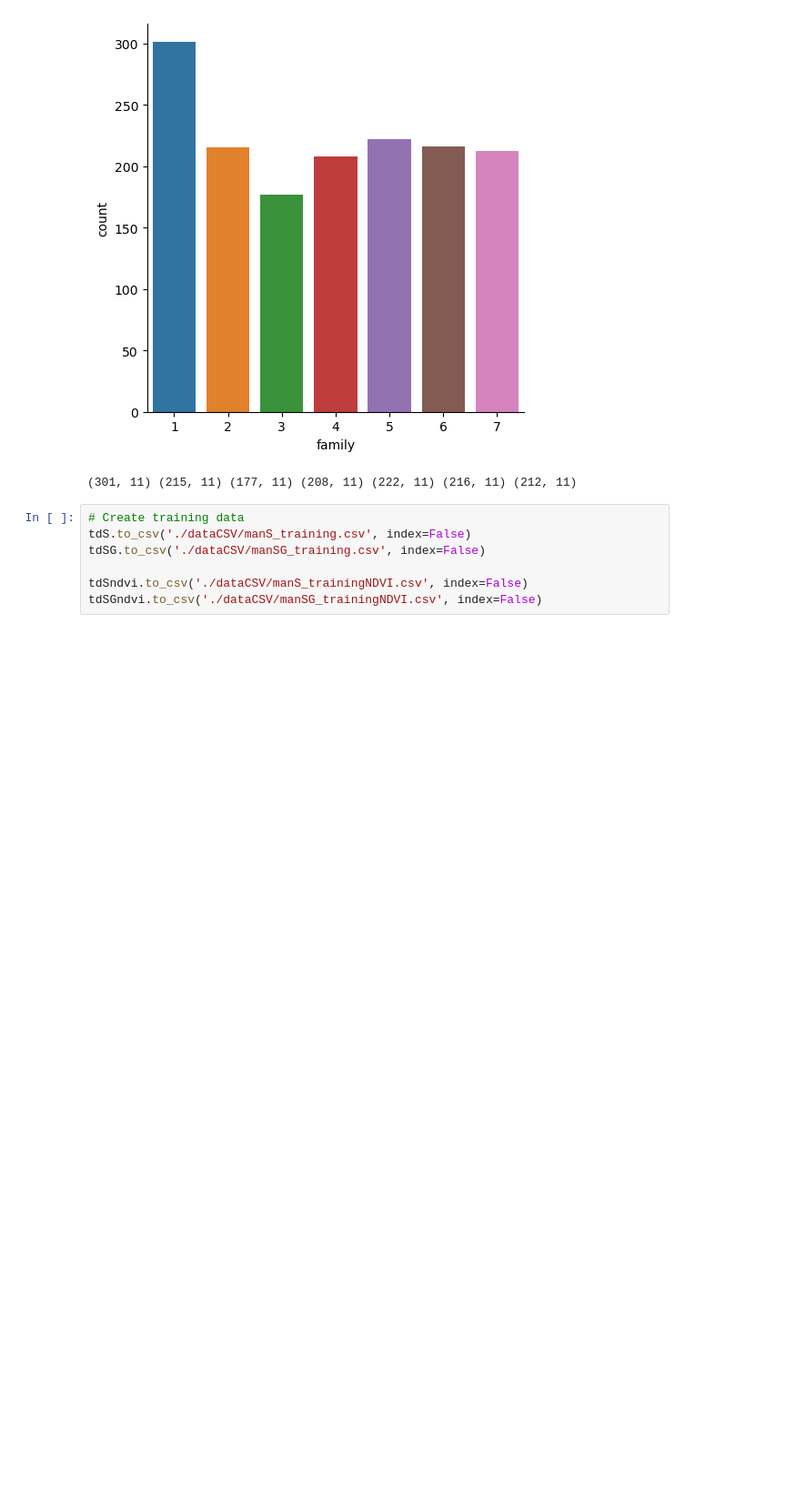
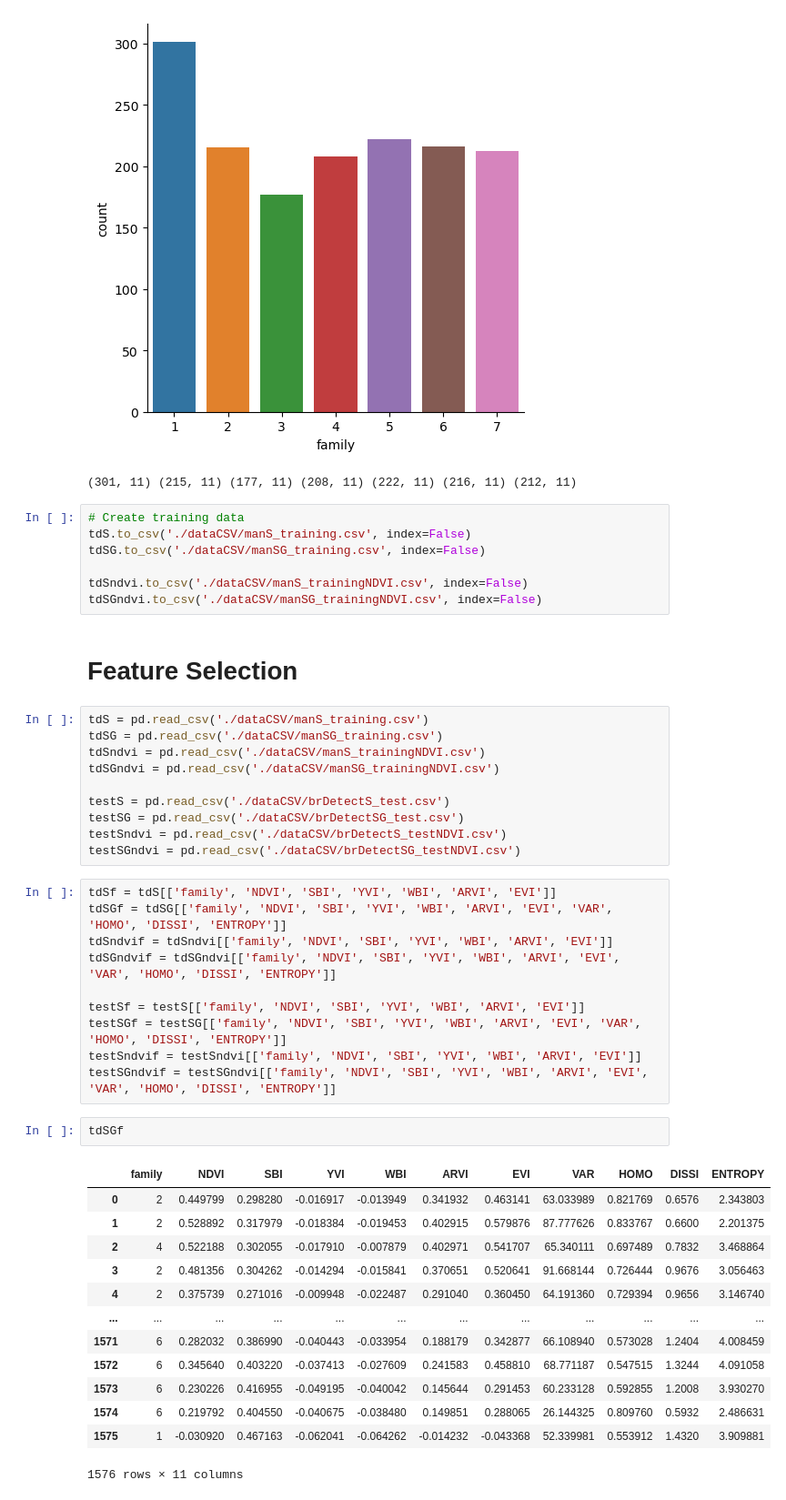
Before and after one commit to haenol/sprout, a Jupyter notebook: data_sampling_byTreeDetection.ipynb, the cells around one changed output. Shown: that part at 91% size. Drawn from its saved outputs; the diff is of its cells as text; blank space fills up the shorter version.

Commit message:
Building training data - data_Sampling+feature selection-ver1.1 Randomforest model -ver0.1

```diff
--- a/data_sampling_byTreeDetection.ipynb
+++ b/data_sampling_byTreeDetection.ipynb
@@ -543,3 +543,41 @@ tdSG.to_csv('./dataCSV/manSG_training.csv', index=False)
 
 tdSndvi.to_csv('./dataCSV/manS_trainingNDVI.csv', index=False)
 tdSGndvi.to_csv('./dataCSV/manSG_trainingNDVI.csv', index=False)
+# %% [markdown]
+# Feature Selection
+# %%
+tdS = pd.read_csv('./dataCSV/manS_training.csv')
+tdSG = pd.read_csv('./dataCSV/manSG_training.csv')
+tdSndvi = pd.read_csv('./dataCSV/manS_trainingNDVI.csv')
+tdSGndvi = pd.read_csv('./dataCSV/manSG_trainingNDVI.csv')
+
+testS = pd.read_csv('./dataCSV/brDetectS_test.csv')
+testSG = pd.read_csv('./dataCSV/brDetectSG_test.csv')
+testSndvi = pd.read_csv('./dataCSV/brDetectS_testNDVI.csv')
+testSGndvi = pd.read_csv('./dataCSV/brDetectSG_testNDVI.csv')
+# %%
+tdSf = tdS[['family', 'NDVI', 'SBI', 'YVI', 'WBI', 'ARVI', 'EVI']]
+tdSGf = tdSG[['family', 'NDVI', 'SBI', 'YVI', 'WBI', 'ARVI', 'EVI', 'VAR', 'HOMO', 'DISSI', 'ENTROPY']]
+tdSndvif = tdSndvi[['family', 'NDVI', 'SBI', 'YVI', 'WBI', 'ARVI', 'EVI']]
+tdSGndvif = tdSGndvi[['family', 'NDVI', 'SBI', 'YVI', 'WBI', 'ARVI', 'EVI', 'VAR', 'HOMO', 'DISSI', 'ENTROPY']]
+
+testSf = testS[['family', 'NDVI', 'SBI', 'YVI', 'WBI', 'ARVI', 'EVI']]
+testSGf = testSG[['family', 'NDVI', 'SBI', 'YVI', 'WBI', 'ARVI', 'EVI', 'VAR', 'HOMO', 'DISSI', 'ENTROPY']]
+testSndvif = testSndvi[['family', 'NDVI', 'SBI', 'YVI', 'WBI', 'ARVI', 'EVI']]
+testSGndvif = testSGndvi[['family', 'NDVI', 'SBI', 'YVI', 'WBI', 'ARVI', 'EVI', 'VAR', 'HOMO', 'DISSI', 'ENTROPY']]
+# %%
+tdSGf
+# %% [output]
+|  | family | NDVI | SBI | YVI | WBI | ARVI | EVI | VAR | HOMO | DISSI | ENTROPY |
+| 0 | 2 | 0.449799 | 0.298280 | -0.016917 | -0.013949 | 0.341932 | 0.463141 | 63.033989 | 0.821769 | 0.6576 | 2.343803 |
+| 1 | 2 | 0.528892 | 0.317979 | -0.018384 | -0.019453 | 0.402915 | 0.579876 | 87.777626 | 0.833767 | 0.6600 | 2.201375 |
+| 2 | 4 | 0.522188 | 0.302055 | -0.017910 | -0.007879 | 0.402971 | 0.541707 | 65.340111 | 0.697489 | 0.7832 | 3.468864 |
+| 3 | 2 | 0.481356 | 0.304262 | -0.014294 | -0.015841 | 0.370651 | 0.520641 | 91.668144 | 0.726444 | 0.9676 | 3.056463 |
+| 4 | 2 | 0.375739 | 0.271016 | -0.009948 | -0.022487 | 0.291040 | 0.360450 | 64.191360 | 0.729394 | 0.9656 | 3.146740 |
+| ... | ... | ... | ... | ... | ... | ... | ... | ... | ... | ... | ... |
+| 1571 | 6 | 0.282032 | 0.386990 | -0.040443 | -0.033954 | 0.188179 | 0.342877 | 66.108940 | 0.573028 | 1.2404 | 4.008459 |
+| 1572 | 6 | 0.345640 | 0.403220 | -0.037413 | -0.027609 | 0.241583 | 0.458810 | 68.771187 | 0.547515 | 1.3244 | 4.091058 |
+| 1573 | 6 | 0.230226 | 0.416955 | -0.049195 | -0.040042 | 0.145644 | 0.291453 | 60.233128 | 0.592855 | 1.2008 | 3.930270 |
+| 1574 | 6 | 0.219792 | 0.404550 | -0.040675 | -0.038480 | 0.149851 | 0.288065 | 26.144325 | 0.809760 | 0.5932 | 2.486631 |
+| 1575 | 1 | -0.030920 | 0.467163 | -0.062041 | -0.064262 | -0.014232 | -0.043368 | 52.339981 | 0.553912 | 1.4320 | 3.909881 |
+1576 rows × 11 columns
```
Also changed, not shown: parts of 2 cells of this notebook, 2 other files.
